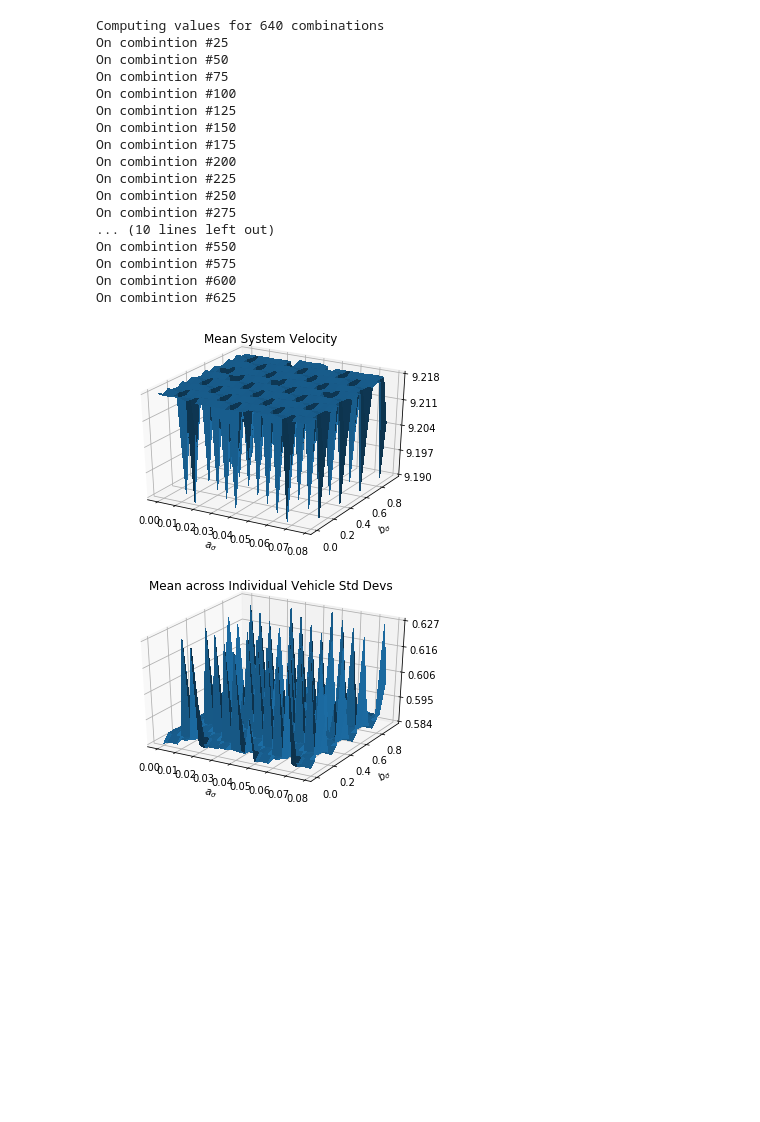
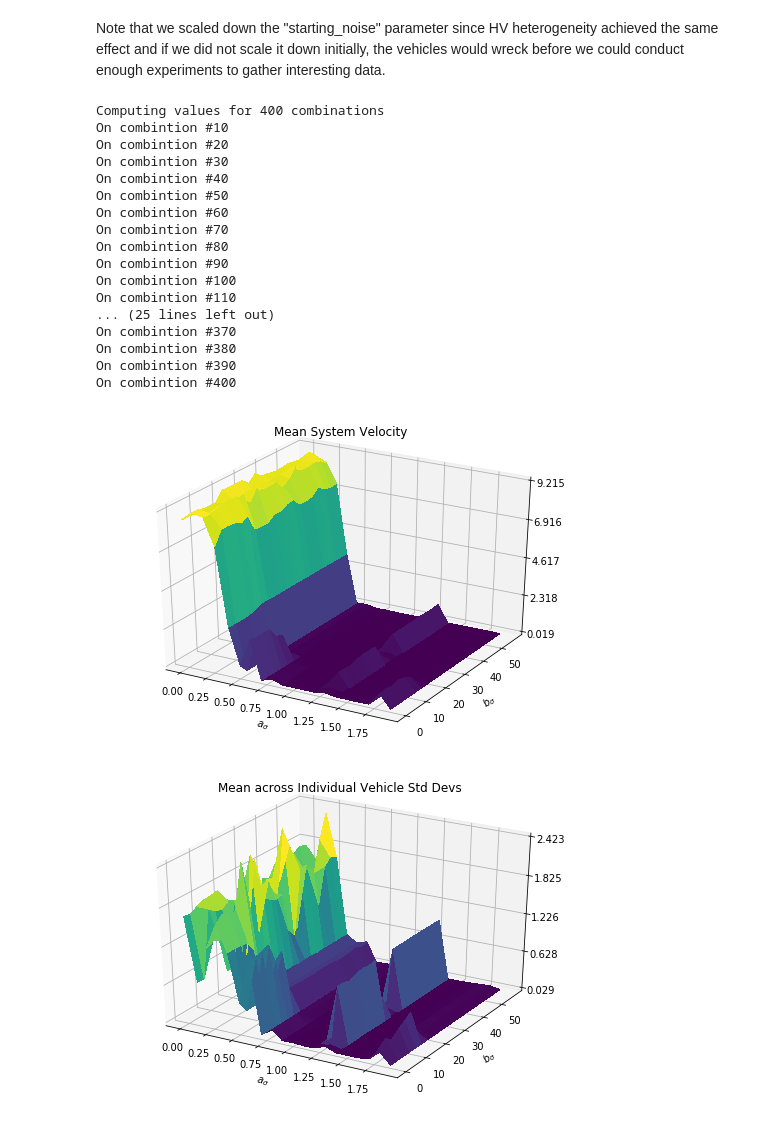
Before and after one commit to chickert/autonomous_vehicles, a Jupyter notebook: Extension-Two.ipynb, the cells around one changed output. Cells and saved outputs as stored; diff of their text form; code cells hidden in the pictures; blank space fills up the shorter version.

```diff
--- a/Extension-Two.ipynb
+++ b/Extension-Two.ipynb
@@ -22,31 +22,33 @@ from extensions import *
 # Hide warnings about safe distance violation (still in development):
 import warnings
 warnings.filterwarnings("ignore", category=UserWarning)
+# %% [markdown]
+Note that we scaled down the "starting_noise" parameter since HV heterogeneity achieved the same effect and if we did not scale it down initially, the vehicles would wreck before we could conduct enough experiments to gather interesting data.
 # %%
 extension_two(a_sigma_start=0.,
-                  a_sigma_stop=0.08,
-                  a_sigma_granularity=0.0025,
-                  b_sigma_start=0.,
-                  b_sigma_stop=1.0,
-                  b_sigma_granularity=0.05,
-                  )
+              a_sigma_stop=2.0,
+              a_sigma_granularity=0.1,
+              b_sigma_start=0.,
+              b_sigma_stop=60.0,
+              b_sigma_granularity=3.0,
+              )
 # %% [output]
-Computing values for 640 combinations
-On combintion #25
+Computing values for 400 combinations
+On combintion #10
+On combintion #20
+On combintion #30
+On combintion #40
 On combintion #50
-On combintion #75
+On combintion #60
+On combintion #70
+On combintion #80
+On combintion #90
 On combintion #100
-On combintion #125
-On combintion #150
-On combintion #175
-On combintion #200
-On combintion #225
-On combintion #250
-On combintion #275
-... (10 lines left out)
-On combintion #550
-On combintion #575
-On combintion #600
-On combintion #625
+On combintion #110
+... (25 lines left out)
+On combintion #370
+On combintion #380
+On combintion #390
+On combintion #400
-[figure, old version]
+[figure, new version]
-[figure, old version]
+[figure, new version]
```
Also changed, not shown: parts of 1 cell of this notebook, 1 other file.
